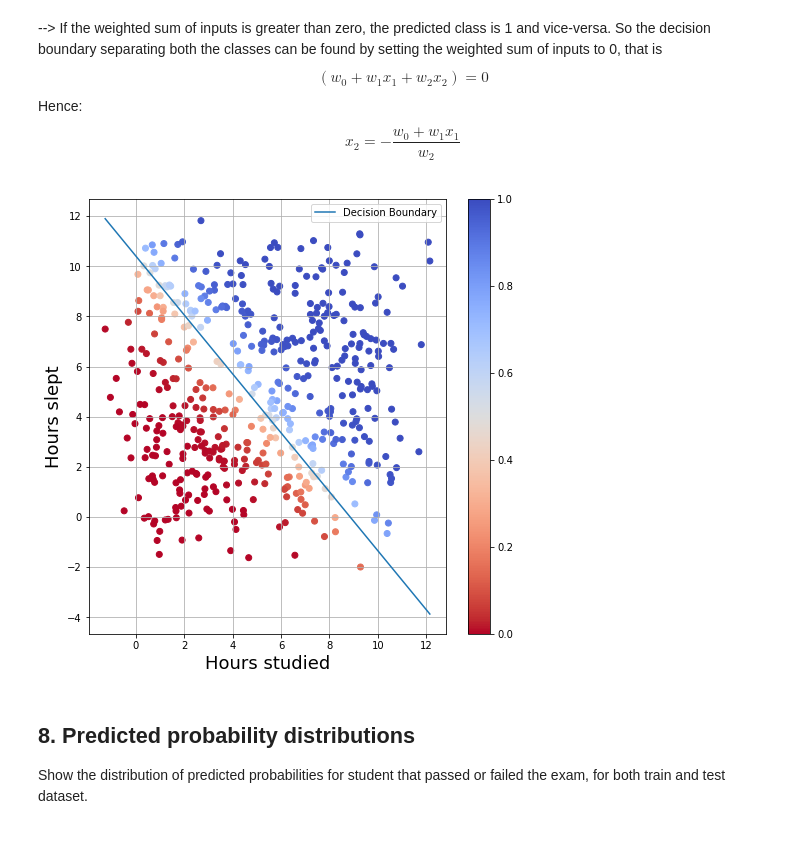
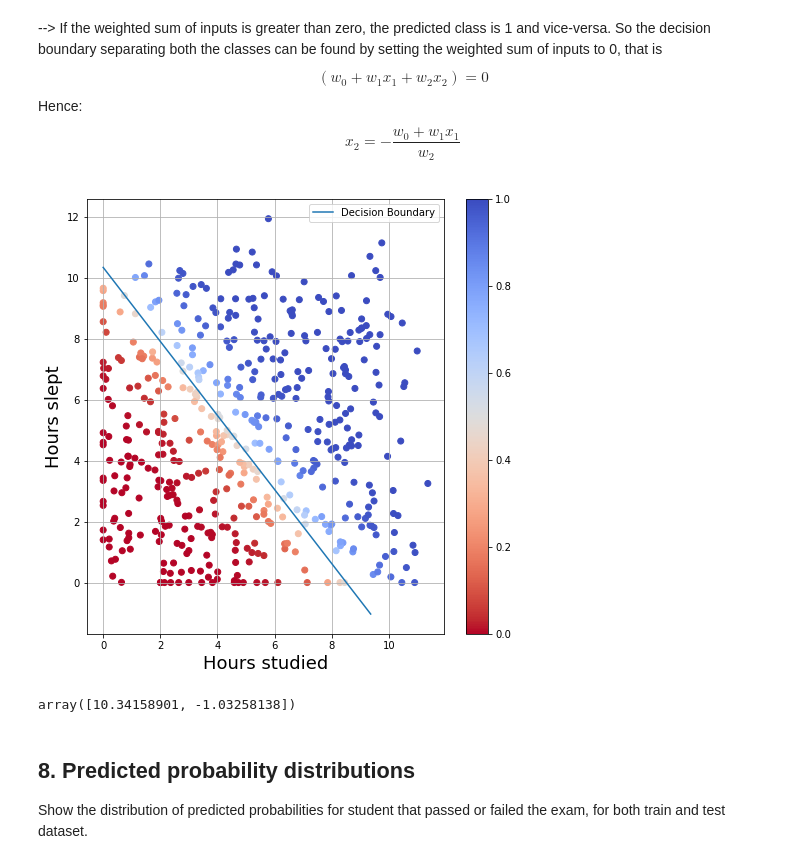
Before and after one commit to judonini/MLcourses, a Jupyter notebook: Solutions/2020/Logistic-regression.ipynb, the cells around one changed output. Cells and saved outputs as stored; diff of their text form; code cells hidden in the pictures.

```diff
--- a/Solutions/2020/Logistic-regression.ipynb
+++ b/Solutions/2020/Logistic-regression.ipynb
@@ -35,7 +35,7 @@ b) Show on a figure for each student the number of hours slept as a function of
 # %%
 # Load and read file
 from numpy import genfromtxt
-my_data = genfromtxt('data/data_classification2.csv', delimiter=',')
+my_data = genfromtxt('data/data_student_exams.csv', delimiter=',')
 print('%10s %10s %8s'% ('Studied', 'Slept', 'Passed'))
 
 # Print first 10 entries
@@ -307,21 +307,25 @@ Hence:
 $$x_2 = -\frac{w_0 + w_1 x_1}{w_2}$$
 # %%
 # Decision boundary
-x_values = [np.min(features_test[:, 1]), np.max(features_test[:, 1])]
+x_values = [np.min(features_test[:, 1]), np.max(features_test[:, 1]-2)]
 y_values = - (weights[0] + np.dot(weights[1], x_values)) / weights[2]
 
 # Show plot with marker color depending on probability
 plt.figure(figsize=(8,8))
 plt.scatter(features_test[:,1],features_test[:,2],c=predicted_probabilities_test,cmap='coolwarm_r',vmin=0, vmax=1)
 plt.colorbar()
 plt.xlabel('Hours studied',fontsize=18)
 plt.ylabel('Hours slept',fontsize=18)
 plt.grid()
 plt.plot(x_values, y_values, label='Decision Boundary')
 plt.legend(loc='upper right',fontsize=10)
 plt.show()
 # %% [output]
-[figure, old version]
+[figure, new version]
+# %%
+y_values
+# %% [output]
+array([10.34158901, -1.03258138])
 # %% [markdown]
 ## 8. Predicted probability distributions
 
```
Also changed, not shown: parts of 8 cells of this notebook, 6 other files.
